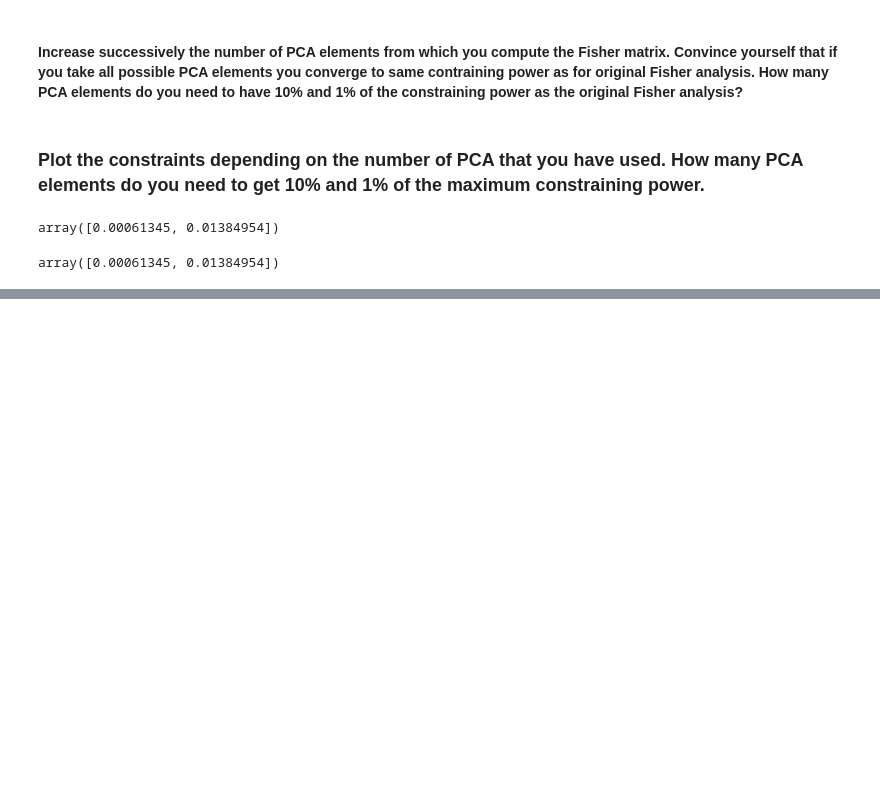
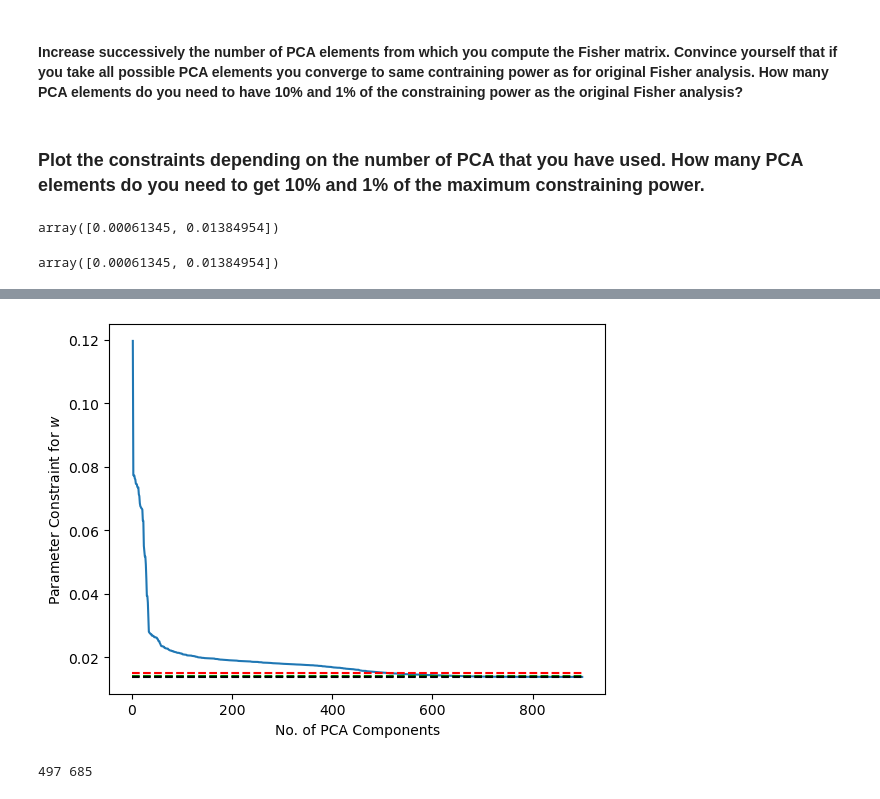
Before and after one commit to TheShak5/UWAstroStats, a Jupyter notebook: projects/2ptstat-analysis/assignments/assignment2_DarshakPatel.ipynb, the cells around one changed output, grey strips where cells are left out. Cells and saved outputs as stored; diff of their text form; code cells hidden in the pictures; blank space fills up the shorter version.

```diff
--- a/projects/2ptstat-analysis/assignments/assignment2_DarshakPatel.ipynb
+++ b/projects/2ptstat-analysis/assignments/assignment2_DarshakPatel.ipynb
@@ -291,11 +355,11 @@ plt.show()
 # %%
-plt.plot(np.arange(1,900), paramter_constraints[:,0]/max_constrain_power_omega_m )
-#plt.hlines( [ten_percent_constrain_power_omega_m, one_percent_constrain_power_omega_m, max_constrain_power_omega_m],
-           #0, 900, linestyles='dashed', color=['r','b','k']) # the horizontal dash line is the max constraining power for Omega_m
-plt.hlines( [10,100], 0, 900, colors=['r', 'b'])
-plt.ylabel(r'Parameter Constraint for $\Omega_{m}$')
+plt.plot(np.arange(2,900), paramter_constraints[1:,1] )
+plt.hlines( [ten_percent_constrain_power_w, one_percent_constrain_power_w, max_constrain_power_w],
+           0, 900, linestyles='dashed', color=['r','g','k']) # the horizontal dash line is the max constraining power for w
+#plt.hlines( [10,100], 0, 900, colors=['r', 'b'])
+plt.ylabel(r'Parameter Constraint for $w$')
 plt.xlabel(r'No. of PCA Components')
-plt.semilogy()
-plt.xlim(0,10)
-plt.ylim(0,200)
+#plt.semilogy()
 plt.show()
+# %% [output]
+[figure, added]
@@ -307,0 +366,7 @@ plt.show()
+# %%
+ten_percent_PCA_number_w = find_nearest(paramter_constraints[:,1], ten_percent_constrain_power_w)
+one_percent_PCA_number_w = find_nearest(paramter_constraints[:,1], one_percent_constrain_power_w)
+
+print(ten_percent_PCA_number_w, one_percent_PCA_number_w)
+# %% [output]
+497 685
```
Also changed, not shown: parts of 17 cells of this notebook, 1 other file.
